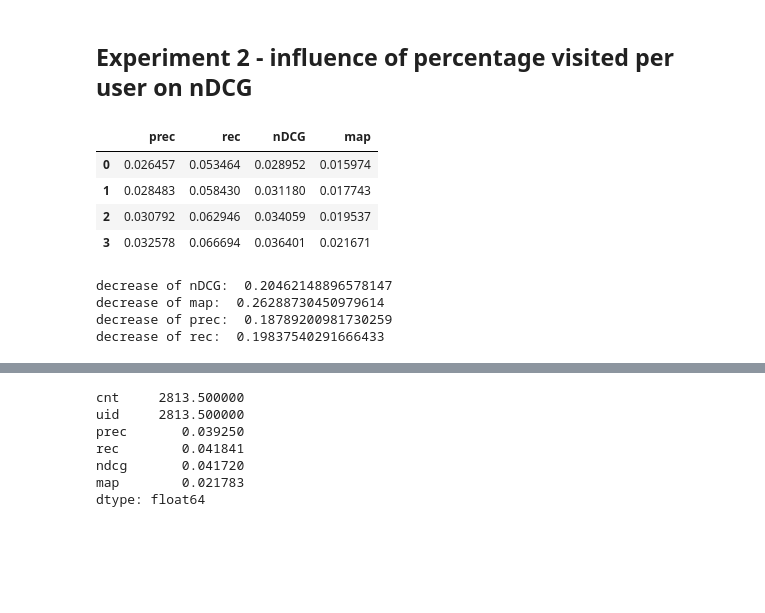
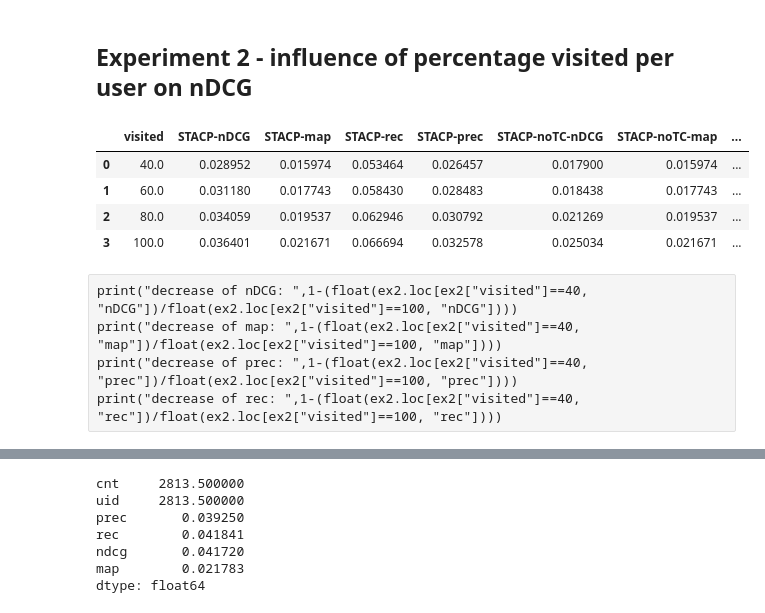
Before and after one commit to Kat-rin-sc/EDDS-Project, a Jupyter notebook: code/Ex2_Katrin.ipynb, the cells around one changed output, grey strips where cells are left out. Cells and saved outputs as stored; diff of their text form; code cells hidden in the pictures; blank space fills up the shorter version.

```diff
--- a/code/Ex2_Katrin.ipynb
+++ b/code/Ex2_Katrin.ipynb
@@ -11,10 +11,10 @@ from sklearn.preprocessing import StandardScaler
 from scipy.stats import norm
 from scipy import stats
 # %%
-Path = "../results/result_full Dataset_Ex2/"
+Path = "../results/"
 ds = "gowalla"
 alg = "STACP"
-df_100 = pd.read_csv(Path+"result_top_10.txt", sep = "\t", header = None)
+df_100 = pd.read_csv(Path+"result_top_20_100.txt", sep = "\t", header = None)
 df_100.columns = ["cnt", "uid", "prec", "rec", "ndcg", "map"]
 df_80 = pd.read_csv(Path+"result_top_20_80.txt", sep = "\t", header = None)
 df_80.columns = ["cnt", "uid", "prec", "rec", "ndcg", "map"]
@@ -22,3 +22,30 @@ df_60 = pd.read_csv(Path+"result_top_20_60.txt", sep = "\t", header = None)
 df_60.columns = ["cnt", "uid", "prec", "rec", "ndcg", "map"]
 df_40 = pd.read_csv(Path+"result_top_20_40.txt", sep = "\t", header = None)
 df_40.columns = ["cnt", "uid", "prec", "rec", "ndcg", "map"]
+
+df_100_noctx = pd.read_csv(Path+"result_top_20_100_noctx.txt", sep = "\t", header = None)
+df_100_noctx.columns = ["cnt", "uid", "prec", "rec", "ndcg", "map"]
+df_80_noctx = pd.read_csv(Path+"result_top_20_80_noctx.txt", sep = "\t", header = None)
+df_80_noctx.columns = ["cnt", "uid", "prec", "rec", "ndcg", "map"]
+df_60_noctx = pd.read_csv(Path+"result_top_20_60_noctx.txt", sep = "\t", header = None)
+df_60_noctx.columns = ["cnt", "uid", "prec", "rec", "ndcg", "map"]
+df_40_noctx = pd.read_csv(Path+"result_top_20_40_noctx.txt", sep = "\t", header = None)
+df_40_noctx.columns = ["cnt", "uid", "prec", "rec", "ndcg", "map"]
+
+df_100_noTC = pd.read_csv(Path+"result_top_20_100_noTC.txt", sep = "\t", header = None)
+df_100_noTC.columns = ["cnt", "uid", "prec", "rec", "ndcg", "map"]
+df_80_noTC = pd.read_csv(Path+"result_top_20_80_noTC.txt", sep = "\t", header = None)
+df_80_noTC.columns = ["cnt", "uid", "prec", "rec", "ndcg", "map"]
+df_60_noTC = pd.read_csv(Path+"result_top_20_60_noTC.txt", sep = "\t", header = None)
+df_60_noTC.columns = ["cnt", "uid", "prec", "rec", "ndcg", "map"]
+df_40_noTC = pd.read_csv(Path+"result_top_20_40_noTC.txt", sep = "\t", header = None)
+df_40_noTC.columns = ["cnt", "uid", "prec", "rec", "ndcg", "map"]
+
+df_100_lrt = pd.read_csv(Path+"lrt_top_20_100.txt", sep = "\t", header = None)
+df_100_lrt.columns = ["cnt", "uid", "prec", "rec", "ndcg"]
+df_80_lrt = pd.read_csv(Path+"lrt_top_20_80.txt", sep = "\t", header = None)
+df_80_lrt.columns = ["cnt", "uid", "prec", "rec", "ndcg", "map"]
+df_60_lrt = pd.read_csv(Path+"lrt_top_20_60.txt", sep = "\t", header = None)
+df_60_lrt.columns = ["cnt", "uid", "prec", "rec", "ndcg", "map"]
+df_40_lrt = pd.read_csv(Path+"lrt_top_20_40.txt", sep = "\t", header = None)
+df_40_lrt.columns = ["cnt", "uid", "prec", "rec", "ndcg", "map"]
@@ -31,18 +51,0 @@ ex2 = ex2.append({'dataset':ds,'algorithm': alg, 'visited':100,'nDCG':df_100["nd
-# %%
-ex2[["prec", "rec", "nDCG", "map"]]
-# %% [output]
-|  | prec | rec | nDCG | map |
-| 0 | 0.026457 | 0.053464 | 0.028952 | 0.015974 |
-| 1 | 0.028483 | 0.058430 | 0.031180 | 0.017743 |
-| 2 | 0.030792 | 0.062946 | 0.034059 | 0.019537 |
-| 3 | 0.032578 | 0.066694 | 0.036401 | 0.021671 |
-# %%
-print("decrease of nDCG: ",1-(float(ex2.loc[ex2["visited"]==40, "nDCG"])/float(ex2.loc[ex2["visited"]==100, "nDCG"])))
-print("decrease of map: ",1-(float(ex2.loc[ex2["visited"]==40, "map"])/float(ex2.loc[ex2["visited"]==100, "map"])))
-print("decrease of prec: ",1-(float(ex2.loc[ex2["visited"]==40, "prec"])/float(ex2.loc[ex2["visited"]==100, "prec"])))
-print("decrease of rec: ",1-(float(ex2.loc[ex2["visited"]==40, "rec"])/float(ex2.loc[ex2["visited"]==100, "rec"])))
-# %% [output]
-decrease of nDCG:  0.20462148896578147
-decrease of map:  0.26288730450979614
-decrease of prec:  0.18789200981730259
-decrease of rec:  0.19837540291666433
@@ -49,3 +64,16 @@ decrease of rec:  0.19837540291666433
+# %%
+ex2
+# %% [output]
+|  | visited | STACP-nDCG | STACP-map | STACP-rec | STACP-prec | STACP-noTC-nDCG | STACP-noTC-map | ... |
+| 0 | 40.0 | 0.028952 | 0.015974 | 0.053464 | 0.026457 | 0.017900 | 0.015974 | ... |
+| 1 | 60.0 | 0.031180 | 0.017743 | 0.058430 | 0.028483 | 0.018438 | 0.017743 | ... |
+| 2 | 80.0 | 0.034059 | 0.019537 | 0.062946 | 0.030792 | 0.021269 | 0.019537 | ... |
+| 3 | 100.0 | 0.036401 | 0.021671 | 0.066694 | 0.032578 | 0.025034 | 0.021671 | ... |
+# %% [raw]
+print("decrease of nDCG: ",1-(float(ex2.loc[ex2["visited"]==40, "nDCG"])/float(ex2.loc[ex2["visited"]==100, "nDCG"])))
+print("decrease of map: ",1-(float(ex2.loc[ex2["visited"]==40, "map"])/float(ex2.loc[ex2["visited"]==100, "map"])))
+print("decrease of prec: ",1-(float(ex2.loc[ex2["visited"]==40, "prec"])/float(ex2.loc[ex2["visited"]==100, "prec"])))
+print("decrease of rec: ",1-(float(ex2.loc[ex2["visited"]==40, "rec"])/float(ex2.loc[ex2["visited"]==100, "rec"])))
 # %%
 # create data
 x = np.arange(4)
```
Also changed, not shown: parts of 4 cells of this notebook, 7 other files.
